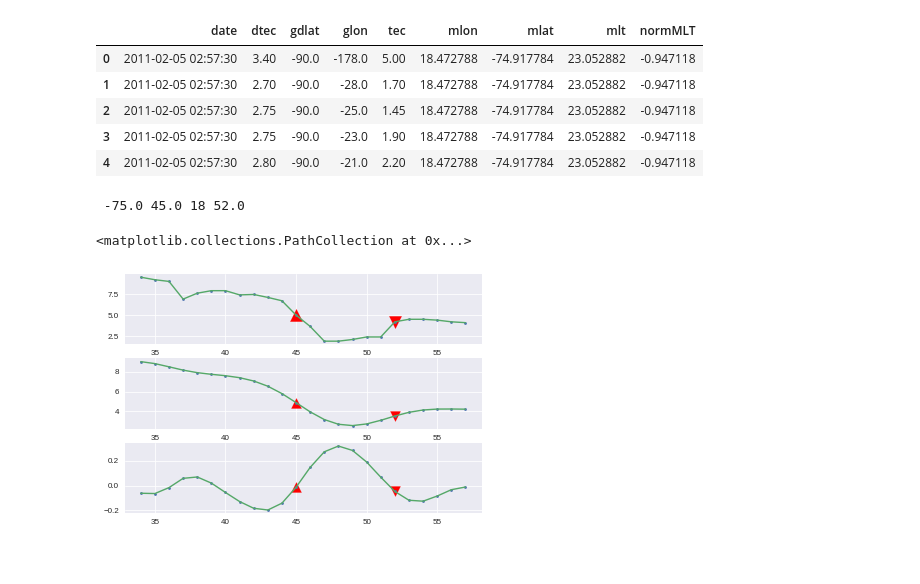
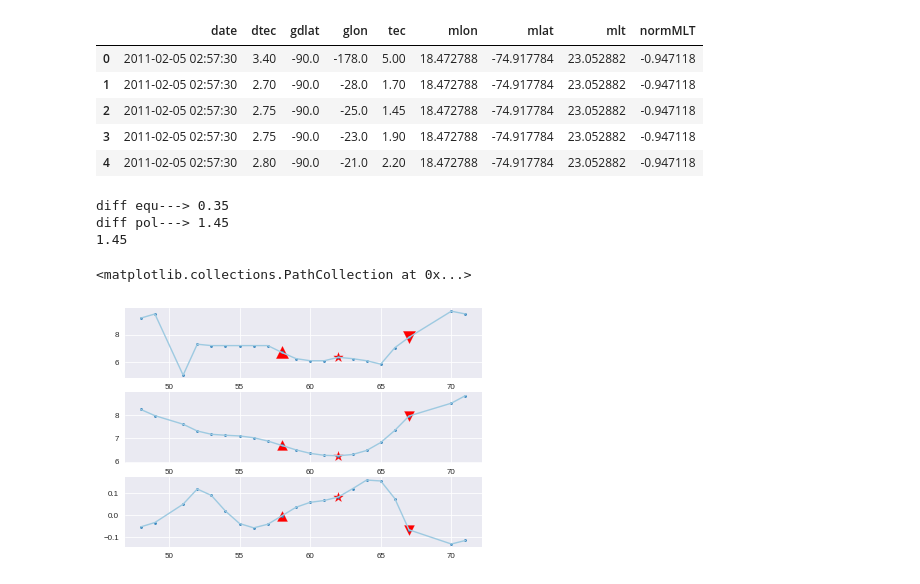
Before and after one commit to bharatreddy/tec-analysis, a Jupyter notebook: ipy/median_filter_test.ipynb, the cells around one changed output. Cells and saved outputs as stored; diff of their text form; code cells hidden in the pictures.

```diff
--- a/ipy/median_filter_test.ipynb
+++ b/ipy/median_filter_test.ipynb
@@ -528,7 +528,7 @@ minTecMlonArr = numpy.array( [] )
 minTecValArr = numpy.array( [] )
 
 
-currGLon = -75.
+currGLon = -170.
 selDF = newTECDF[ (newTECDF["glon"] == currGLon) &\
                  (newTECDF["mlat"] >= equTrghCutoffMLat) &\
                  (~newTECDF["tec"].isnull()) &\
@@ -582,8 +582,6 @@ if polBndLoc != -1:
 #     continue
 # Convert the coords to mlat and mlon
 
-print currGLon, latArr[eqBndLoc] , polBndLoc, latArr[polBndLoc]
-
 currEqMlon, currEqMlat = utils.coord_conv( currGLon, latArr[eqBndLoc], \
                              "geo", "mag", altitude=300., \
                              date_time=nrstTime )
@@ -604,34 +602,47 @@ BndPolMlatArr = numpy.append( BndPolMlatArr, [currPoMlat] )
 minTecMlonArr = numpy.append( minTecMlonArr, [currMinTrghMlon] )
 minTecMlatArr = numpy.append( minTecMlatArr, [currMinTrghMlat] )
 minTecValArr = numpy.append( minTecValArr, tecArr[minTroughLocTec] )
+
+print "diff equ--->", tecArr[eqBndLoc] - tecArr[minTroughLocTec]
+print "diff pol--->", tecArr[polBndLoc] - tecArr[minTroughLocTec]
+print max( tecArr[eqBndLoc] - tecArr[minTroughLocTec],\
+             tecArr[polBndLoc] - tecArr[minTroughLocTec] )
 # %% [output]
- -75.0 45.0 18 52.0
+diff equ---> 0.35
+diff pol---> 1.45
+1.45
 # %%
 fig1 = plt.figure()
 ax1 = fig1.add_subplot(311)
 ax2 = fig1.add_subplot(312)
 ax3 = fig1.add_subplot(313)
 
 ax1.plot( latArr, tecArr, "." )
 ax1.plot( latArr, tecArr, "-" )
 ax1.scatter( latArr[eqBndLoc], tecArr[eqBndLoc],\
             s=150, marker = "^", c= "r" )
 ax1.scatter( latArr[polBndLoc], tecArr[polBndLoc],\
             s=150, marker = "v", c= "r" )
+ax1.scatter( latArr[minTroughLocTec], tecArr[minTroughLocTec],\
+            s=100, marker = "*", c= "r" )
 
 ax2.plot( latArr, filtTecArr, "." )
 ax2.plot( latArr, filtTecArr, "-" )
 ax2.scatter( latArr[eqBndLoc], filtTecArr[eqBndLoc],\
             s=100, marker = "^", c= "r" )
 ax2.scatter( latArr[polBndLoc], filtTecArr[polBndLoc],\
             s=100, marker = "v", c= "r" )
+ax2.scatter( latArr[minTroughLocTec], filtTecArr[minTroughLocTec],\
+            s=100, marker = "*", c= "r" )
 
 ax3.plot( latArr, diffTecArr, "." )
 ax3.plot( latArr, diffTecArr, "-" )
 ax3.scatter( latArr[eqBndLoc], diffTecArr[eqBndLoc],\
             s=100, marker = "^", c= "r" )
 ax3.scatter( latArr[polBndLoc], diffTecArr[polBndLoc],\
             s=100, marker = "v", c= "r" )
+ax3.scatter( latArr[minTroughLocTec], diffTecArr[minTroughLocTec],\
+            s=100, marker = "*", c= "r" )
 # %% [output]
 <matplotlib.collections.PathCollection at 0x...>
-[figure, old version]
+[figure, new version]
```
Also changed, not shown: parts of 1 cell of this notebook, 18 other files.
